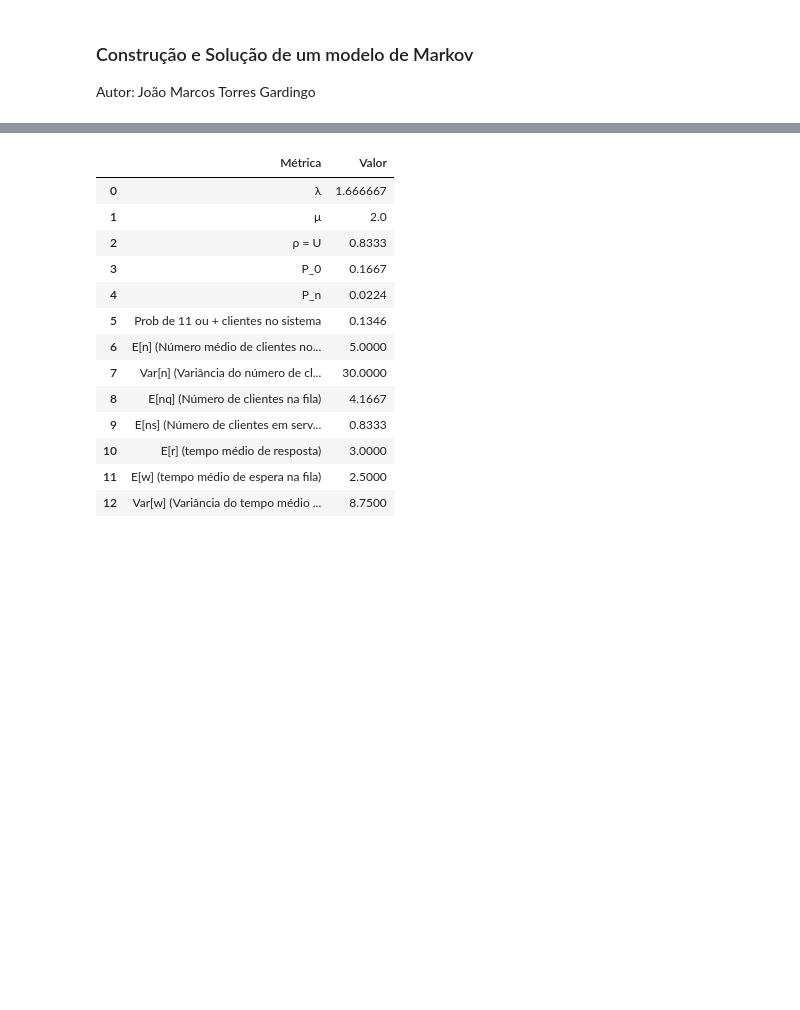
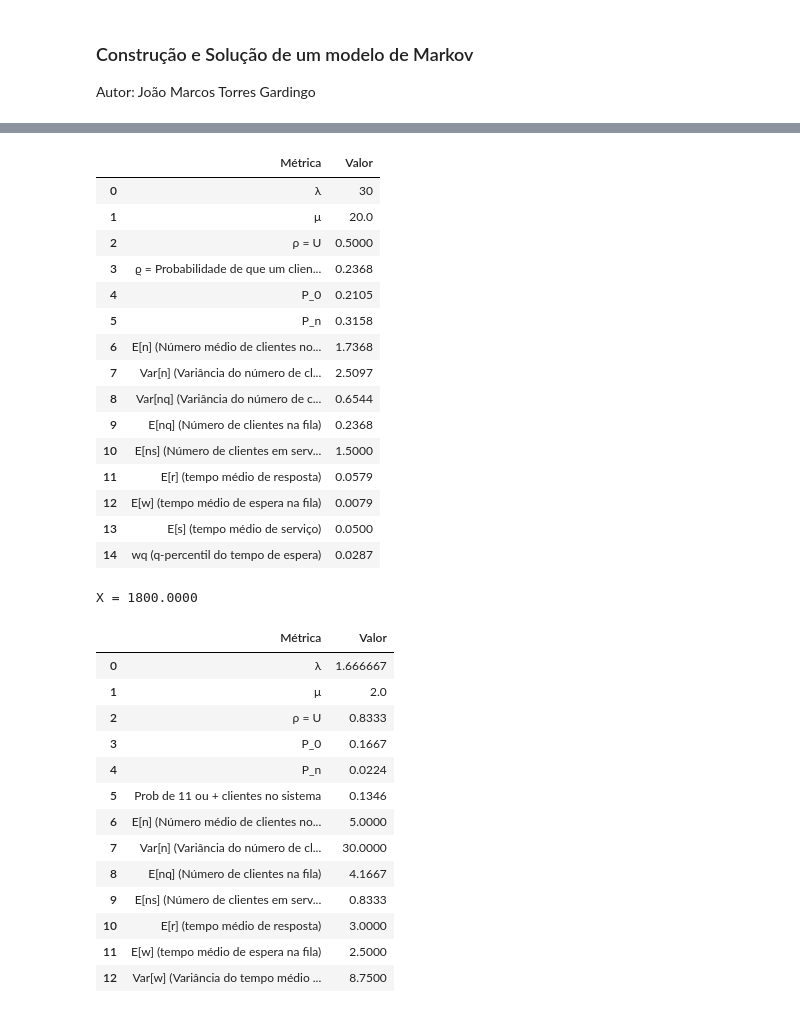
Before and after one commit to joaomarcostg/ADS, a Jupyter notebook: draw.ipynb, the cells around one changed output, grey strips where cells are left out. Drawn from its saved outputs; the diff is of its cells as text; code cells hidden in the pictures; blank space fills up the shorter version.

```diff
--- a/draw.ipynb
+++ b/draw.ipynb
@@ -999 +1207,33 @@ def calculate_metrics_MMm(lambda_, mu, m, n, q=90):
+# %%
+# ex 31.4
+
+S = 0.05 # segundos
+mu = 1 / S
+lambda_ = 30 # req/s
+
+
+results = calculate_metrics_MMm(lambda_, mu, 3, 1, q=90)
+
+
+# c) numero de queries completadas no período de observação T
+X = lambda_ * T
+print(f"X = {X:.4f}")
+# %% [output]
+|  | Métrica | Valor |
+| 0 | λ | 30 |
+| 1 | μ | 20.0 |
+| 2 | ρ = U | 0.5000 |
+| 3 | ϱ = Probabilidade de que um clien... | 0.2368 |
+| 4 | P_0 | 0.2105 |
+| 5 | P_n | 0.3158 |
+| 6 | E[n] (Número médio de clientes no... | 1.7368 |
+| 7 | Var[n] (Variância do número de cl... | 2.5097 |
+| 8 | Var[nq] (Variância do número de c... | 0.6544 |
+| 9 | E[nq] (Número de clientes na fila) | 0.2368 |
+| 10 | E[ns] (Número de clientes em serv... | 1.5000 |
+| 11 | E[r] (tempo médio de resposta) | 0.0579 |
+| 12 | E[w] (tempo médio de espera na fila) | 0.0079 |
+| 13 | E[s] (tempo médio de serviço) | 0.0500 |
+| 14 | wq (q-percentil do tempo de espera) | 0.0287 |
+X = 1800.0000
 # %%
```
Also changed, not shown: parts of 4 cells of this notebook.
